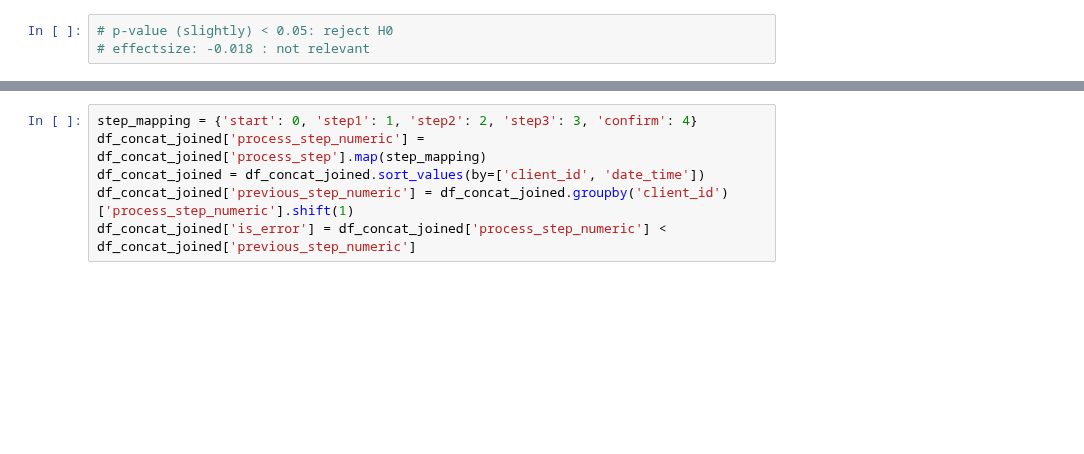
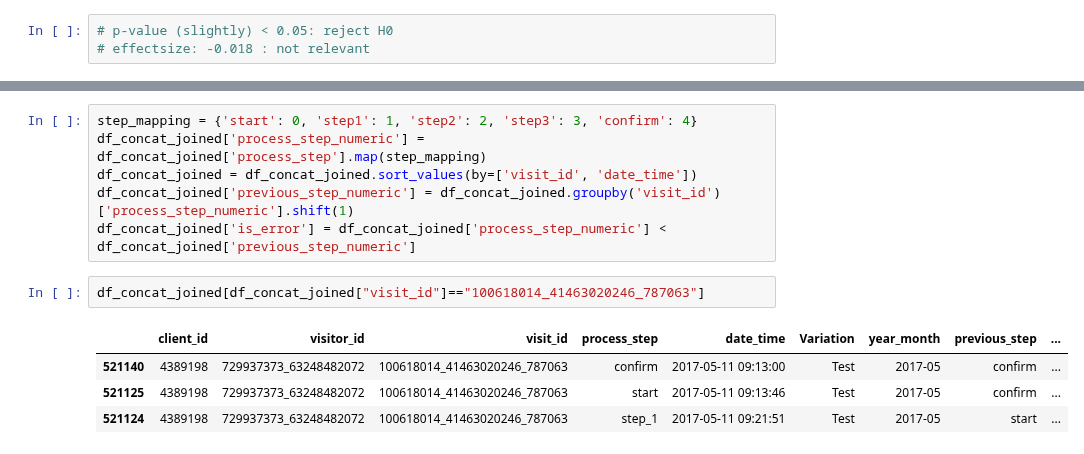
Before and after one commit to BigKawa/LinhSandraNeu, a Jupyter notebook: Datasets.ipynb, the cells around one changed output, grey strips where cells are left out. Drawn from its saved outputs; the diff is of its cells as text; blank space fills up the shorter version.

```diff
--- a/Datasets.ipynb
+++ b/Datasets.ipynb
@@ -291,6 +363,13 @@ df_concat_joined
 # %%
 step_mapping = {'start': 0, 'step1': 1, 'step2': 2, 'step3': 3, 'confirm': 4}
 df_concat_joined['process_step_numeric'] = df_concat_joined['process_step'].map(step_mapping)
-df_concat_joined = df_concat_joined.sort_values(by=['client_id', 'date_time'])
-df_concat_joined['previous_step_numeric'] = df_concat_joined.groupby('client_id')['process_step_numeric'].shift(1)
+df_concat_joined = df_concat_joined.sort_values(by=['visit_id', 'date_time'])
+df_concat_joined['previous_step_numeric'] = df_concat_joined.groupby('visit_id')['process_step_numeric'].shift(1)
 df_concat_joined['is_error'] = df_concat_joined['process_step_numeric'] < df_concat_joined['previous_step_numeric']
+# %%
+df_concat_joined[df_concat_joined["visit_id"]=="100618014_41463020246_787063"]
+# %% [output]
+|  | client_id | visitor_id | visit_id | process_step | date_time | Variation | year_month | previous_step | ... |
+| 521140 | 4389198 | 729937373_63248482072 | 100618014_41463020246_787063 | confirm | 2017-05-11 09:13:00 | Test | 2017-05 | confirm | ... |
+| 521125 | 4389198 | 729937373_63248482072 | 100618014_41463020246_787063 | start | 2017-05-11 09:13:46 | Test | 2017-05 | confirm | ... |
+| 521124 | 4389198 | 729937373_63248482072 | 100618014_41463020246_787063 | step_1 | 2017-05-11 09:21:51 | Test | 2017-05 | start | ... |
```
Also changed, not shown: parts of 59 cells of this notebook, 1 other file.
